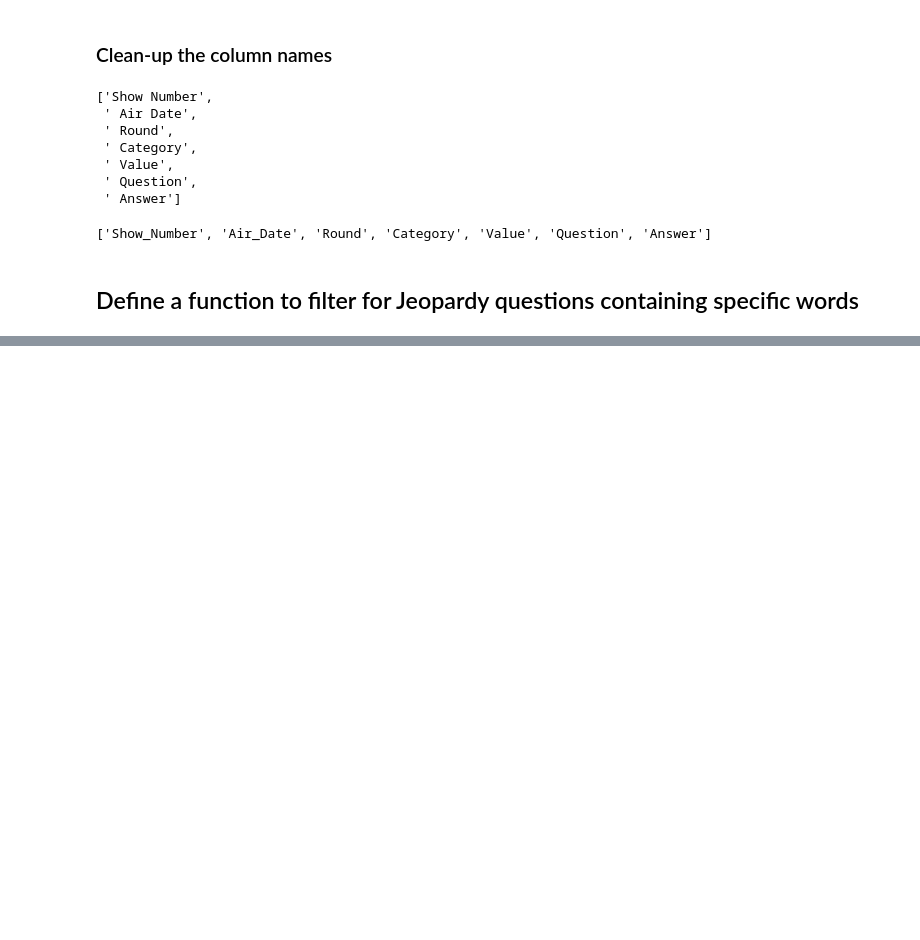
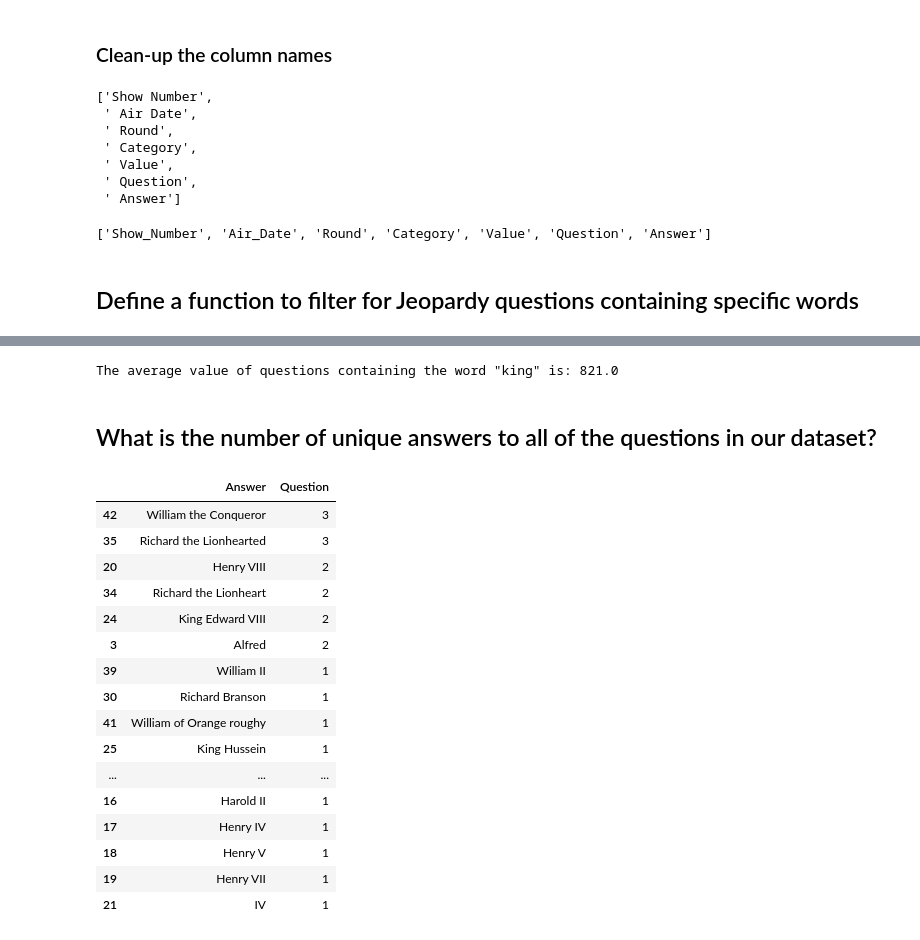
Before and after one commit to blair-chan/CodeAcademy, a Jupyter notebook: jeopardy.ipynb, the cells around one changed output, grey strips where cells are left out. Saved outputs shown, nothing was run; the diff lists cells and outputs as text; code cells hidden in the pictures; blank space fills up the shorter version.

```diff
--- a/jeopardy.ipynb
+++ b/jeopardy.ipynb
@@ -60,0 +96,32 @@ filter_questions(fake_list, jeopardy_data.Question, jeopardy_data)
+# %%
+# What is the average value of questions that contain the word "king"?
+
+avg_king_question = filter_questions(["King"], jeopardy_data.Question, jeopardy_data).Value.mean()
+print("The average value of questions containing the word \"king\" is:", round(avg_king_question, ndigits = 0))
+# %% [output]
+The average value of questions containing the word "king" is: 821.0
+# %% [markdown]
+## What is the number of unique answers to all of the questions in our dataset?
+# %%
+def unique_answers(mydf, mycolumn, mycolumn_counter):
+    return mydf.groupby(by = mydf[mycolumn], as_index = True)[mycolumn_counter].count().reset_index().sort_values(mycolumn_counter, ascending = False)
+# %%
+unique_answers(filter_questions(["King","England"], jeopardy_data.Question, jeopardy_data), "Answer","Question")
+# %% [output]
+|  | Answer | Question |
+| 42 | William the Conqueror | 3 |
+| 35 | Richard the Lionhearted | 3 |
+| 20 | Henry VIII | 2 |
+| 34 | Richard the Lionheart | 2 |
+| 24 | King Edward VIII | 2 |
+| 3 | Alfred | 2 |
+| 39 | William II | 1 |
+| 30 | Richard Branson | 1 |
+| 41 | William of Orange roughy | 1 |
+| 25 | King Hussein | 1 |
+| ... | ... | ... |
+| 16 | Harold II | 1 |
+| 17 | Henry IV | 1 |
+| 18 | Henry V | 1 |
+| 19 | Henry VII | 1 |
+| 21 | IV | 1 |
```
Also changed, not shown: parts of 18 cells of this notebook.
